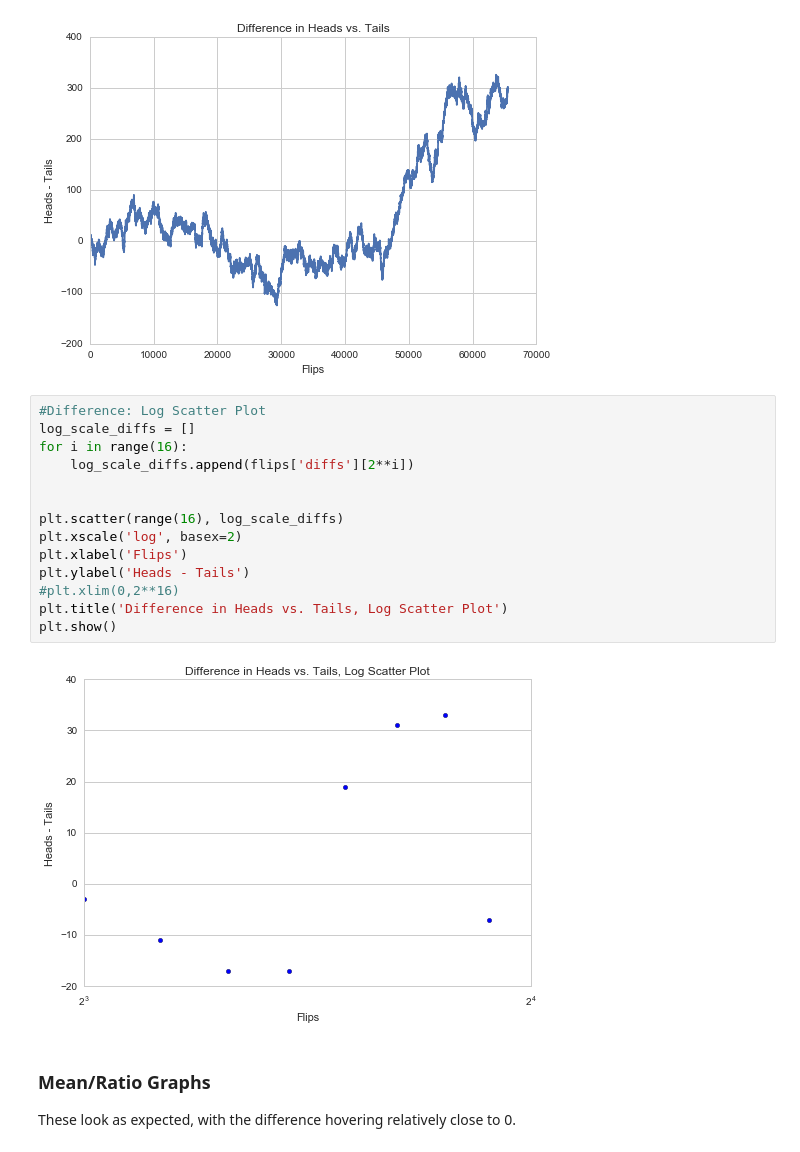
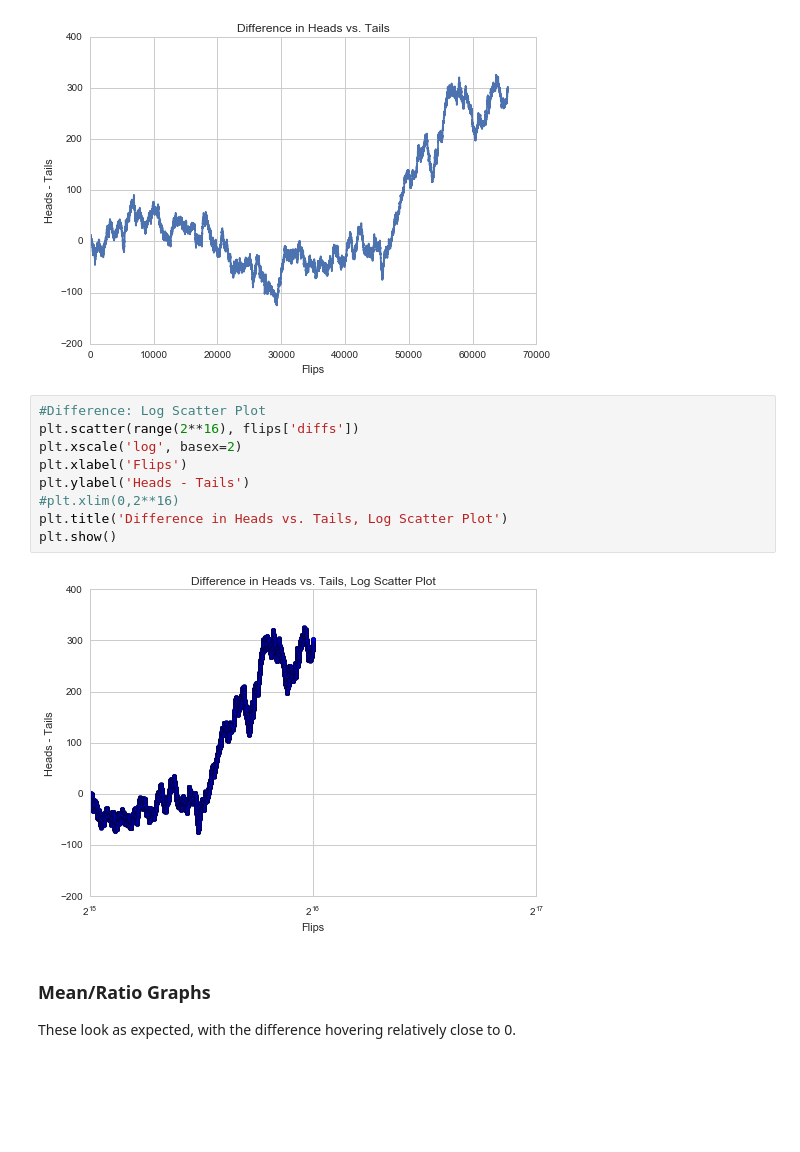
Before and after one commit to nathanrogers18/flipping-out, a Jupyter notebook: coin-flips.ipynb, the cells around one changed output. Saved outputs shown, nothing was run; the diff lists cells and outputs as text; blank space fills up the shorter version.

```diff
--- a/coin-flips.ipynb
+++ b/coin-flips.ipynb
@@ -52,20 +52,15 @@ plt.show()
 [figure]
 # %%
 #Difference: Log Scatter Plot
-log_scale_diffs = []
-for i in range(16):
-    log_scale_diffs.append(flips['diffs'][2**i])
-
-
-plt.scatter(range(16), log_scale_diffs)
+plt.scatter(range(2**16), flips['diffs'])
 plt.xscale('log', basex=2)
 plt.xlabel('Flips')
 plt.ylabel('Heads - Tails')
 #plt.xlim(0,2**16)
 plt.title('Difference in Heads vs. Tails, Log Scatter Plot')
 plt.show()
 # %% [output]
-[figure, old version]
+[figure, new version]
 # %% [markdown]
 ### Mean/Ratio Graphs
 These look as expected, with the difference hovering relatively close to 0.
```
Also changed, not shown: parts of 6 cells of this notebook.
